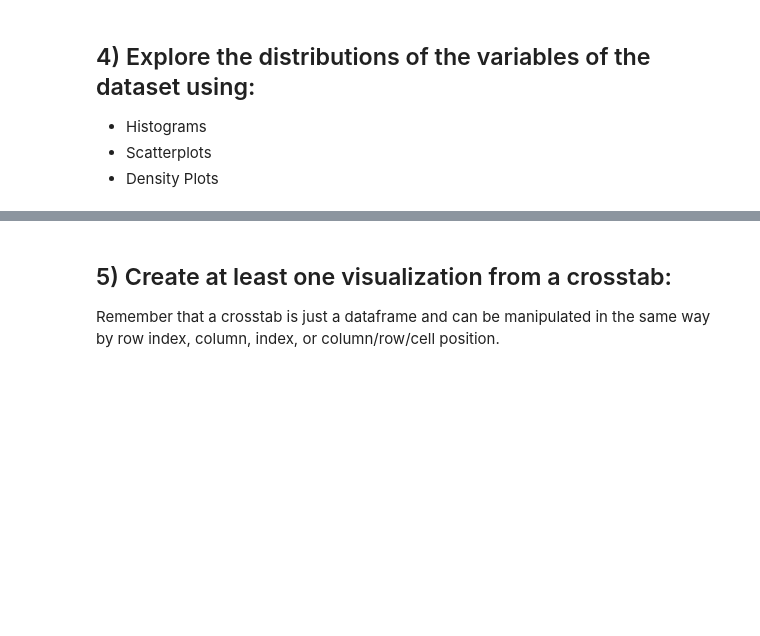
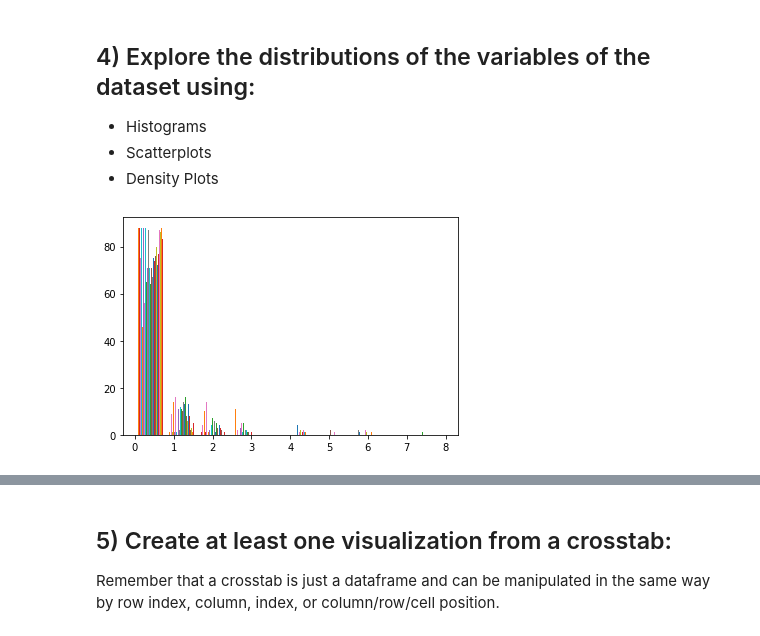
Before and after one commit to DocHollyhood/DS-Unit-1-Sprint-1-Data-Wrangling-and-Storytelling, a Jupyter notebook: module1-exploratory-data-analysis/LS_DS_111_Exploratory_Data_Analysis_Assignment.ipynb, the cells around one changed output, grey strips where cells are left out. Cells and saved outputs as stored; diff of their text form; code cells hidden in the pictures; blank space fills up the shorter version.

```diff
--- a/module1-exploratory-data-analysis/LS_DS_111_Exploratory_Data_Analysis_Assignment.ipynb
+++ b/module1-exploratory-data-analysis/LS_DS_111_Exploratory_Data_Analysis_Assignment.ipynb
@@ -35,3 +88,7 @@ Choose a second dataset from the "Popular Datasets" listing on UCI, but this tim
 # TODO your work here!
 # And note you should write comments, descriptions, and add new
 # code and text blocks as needed
+
+# Make magic "Upload" button and get zee data
+from google.colab import files
+uploaded = files.upload()
@@ -37,0 +98,7 @@ Choose a second dataset from the "Popular Datasets" listing on UCI, but this tim
+# %%
+# Yoink zee data, prewiew it!
+import io
+wine_data = io.BytesIO(uploaded['winequality-red.csv'])
+rwine = pd.read_csv(wine_data, sep = ';')
+print(rwine.head())
+print(rwine.tail())
@@ -44,3 +154,6 @@ Take whichever of the above datasets has more categorical variables and use cros
+# %%
+# Droppin crosstabs!
+Tangy = pd.crosstab(rwine.alcohol, rwine.pH)
 # %% [markdown]
 ## 4) Explore the distributions of the variables of the dataset using:
 - Histograms
@@ -50,0 +162,8 @@ Take whichever of the above datasets has more categorical variables and use cros
+# %%
+# Get some libs!
+import matplotlib.pyplot as plt
+# Make a histogram...
+plt.hist(Tangy, bins = 10);
+plt.show()
+# %% [output]
+[figure, added]
```
Also changed, not shown: parts of 13 cells of this notebook.
